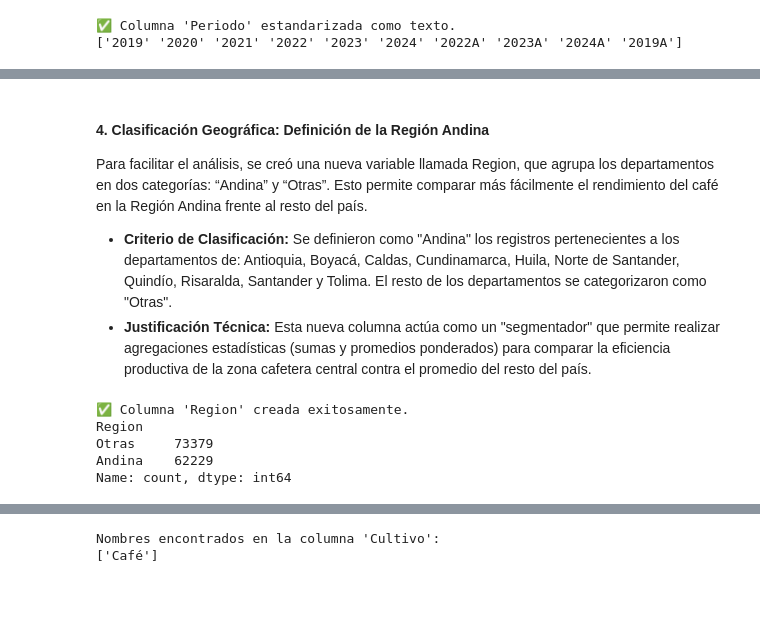
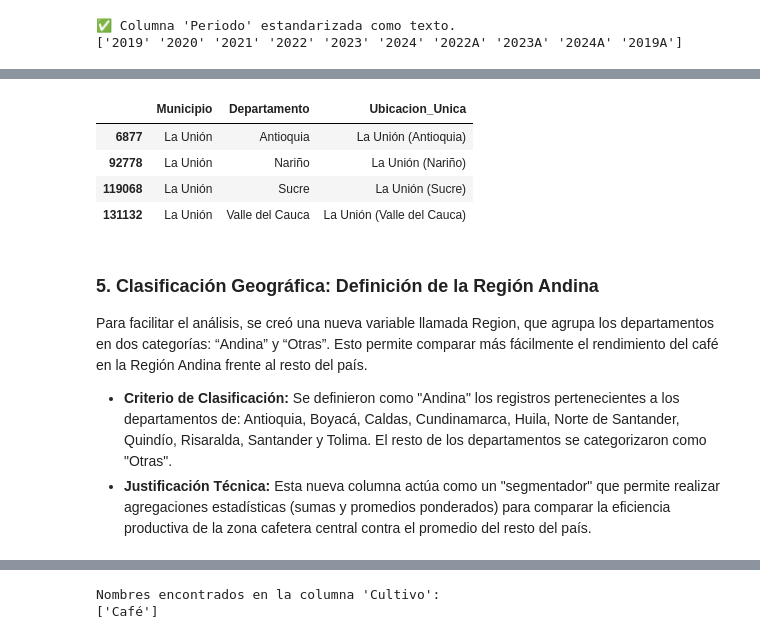
Before and after one commit to LinaSeguro/Proyecto-Integrado-III-Analisis-Produccion-Agricola, a Jupyter notebook: Análisis_de_Rendimiento_Agrícola_en_Colombia.ipynb, the cells around one changed output, grey strips where cells are left out. Saved outputs shown, nothing was run; the diff lists cells and outputs as text; code cells hidden in the pictures; blank space fills up the shorter version.

```diff
--- a/Análisis_de_Rendimiento_Agrícola_en_Colombia.ipynb
+++ b/Análisis_de_Rendimiento_Agrícola_en_Colombia.ipynb
@@ -696,31 +695,24 @@ print(df_limpio['Periodo'].unique()[:10]) # Muestra los primeros 10 valores úni
+# %%
+# --- CREACIÓN DE UBICACIÓN ÚNICA ---
+# Combinamos Municipio y Departamento para diferenciar nombres iguales
+df_limpio['Ubicacion_Unica'] = df_limpio['Municipio'] + " (" + df_limpio['Departamento'] + ")"
+
+# Filtramos el dataframe para que solo muestre el municipio 'La Unión'
+la_union_comparativa = df_limpio[df_limpio['Municipio'] == 'La Unión']
+
+# Visualizamos las columnas clave para ver la diferencia
+# (Municipio, Departamento y tu nueva columna Ubicacion_Unica)
+la_union_comparativa[['Municipio', 'Departamento', 'Ubicacion_Unica']].drop_duplicates()
+# %% [output]
+|  | Municipio | Departamento | Ubicacion_Unica |
+| 6877 | La Unión | Antioquia | La Unión (Antioquia) |
+| 92778 | La Unión | Nariño | La Unión (Nariño) |
+| 119068 | La Unión | Sucre | La Unión (Sucre) |
+| 131132 | La Unión | Valle del Cauca | La Unión (Valle del Cauca) |
 # %% [markdown]
-#### **4. Clasificación Geográfica: Definición de la Región Andina**
+### **5. Clasificación Geográfica: Definición de la Región Andina**
 
 Para facilitar el análisis, se creó una nueva variable llamada Region, que agrupa los departamentos en dos categorías: “Andina” y “Otras”. Esto permite comparar más fácilmente el rendimiento del café en la Región Andina frente al resto del país.
 
 * **Criterio de Clasificación:** Se definieron como "Andina" los registros pertenecientes a los departamentos de: Antioquia, Boyacá, Caldas, Cundinamarca, Huila, Norte de Santander, Quindío, Risaralda, Santander y Tolima. El resto de los departamentos se categorizaron como "Otras".
 * **Justificación Técnica:** Esta nueva columna actúa como un "segmentador" que permite realizar agregaciones estadísticas (sumas y promedios ponderados) para comparar la eficiencia productiva de la zona cafetera central contra el promedio del resto del país.
-# %%
-# --- PUNTO 4: CREACIÓN DE LA DIMENSIÓN REGIONAL ---
-
-# 1. Lista oficial de departamentos de la Región Andina (según tu estudio)
-departamentos_andina = [
-    'ANTIOQUIA', 'BOYACA', 'CALDAS', 'CUNDINAMARCA', 'HUILA',
-    'NORTE DE SANTANDER', 'QUINDIO', 'RISARALDA', 'SANTANDER', 'TOLIMA'
-]
-
-# 2. Creamos la columna 'Region' usando una función lambda
-# Esto clasifica cada fila como 'Andina' o 'Otras'
-df_limpio['Region'] = df_limpio['Departamento'].apply(
-    lambda x: 'Andina' if str(x).upper() in departamentos_andina else 'Otras'
-)
-
-# 3. Verificación de la nueva clasificación
-print("✅ Columna 'Region' creada exitosamente.")
-print(df_limpio['Region'].value_counts())
-# %% [output]
-✅ Columna 'Region' creada exitosamente.
-Region
-Otras     73379
-Andina    62229
-Name: count, dtype: int64
```
Also changed, not shown: parts of 15 cells of this notebook.
